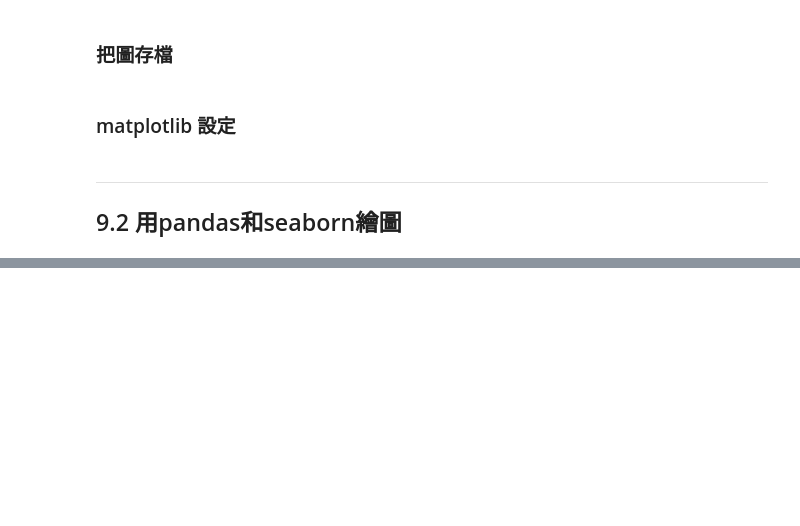
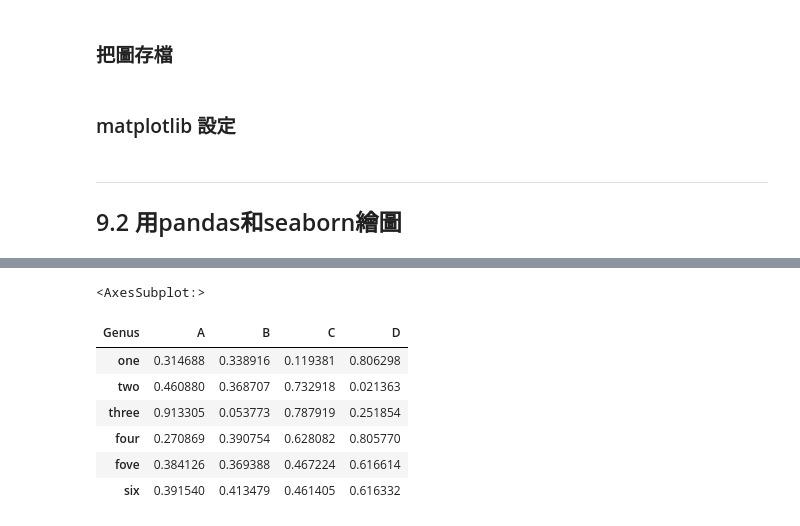
Before and after one commit to wuchiaaa/Chiaaa-s-Learning-Notes, a Jupyter notebook: 第九章-繪圖與視覺化.ipynb, the cells around one changed output, grey strips where cells are left out. Drawn from its saved outputs; the diff is of its cells as text; code cells hidden in the pictures; blank space fills up the shorter version.

```diff
--- a/第九章-繪圖與視覺化.ipynb
+++ b/第九章-繪圖與視覺化.ipynb
@@ -255,0 +283,23 @@ plt.rc('figure', figsize=(10, 10))
+# %%
+data = pd.Series(np.random.rand(16), index=list('abcdefghijklmnop'))
+
+# 垂直長條圖
+data.plot.bar(ax=axes[0], color='k', alpha=0.7)
+# 水平長條圖
+data.plot.barh(ax=axes[1], color='k', alpha=0.7)
+# %% [output]
+<AxesSubplot:>
+# %%
+# DataFrame 會以一列中的多值當成一個群組
+df = pd.DataFrame(np.random.rand(6, 4),
+                  index=['one', 'two', 'three', 'four', 'fove', 'six'],
+                  columns=pd.Index(['A', 'B', 'C', 'D'], name='Genus'))   # Genus:圖例標題
+df
+# %% [output]
+| Genus | A | B | C | D |
+| one | 0.314688 | 0.338916 | 0.119381 | 0.806298 |
+| two | 0.460880 | 0.368707 | 0.732918 | 0.021363 |
+| three | 0.913305 | 0.053773 | 0.787919 | 0.251854 |
+| four | 0.270869 | 0.390754 | 0.628082 | 0.805770 |
+| fove | 0.384126 | 0.369388 | 0.467224 | 0.616614 |
+| six | 0.391540 | 0.413479 | 0.461405 | 0.616332 |
```
Also changed, not shown: parts of 20 cells of this notebook, 1 other file.
